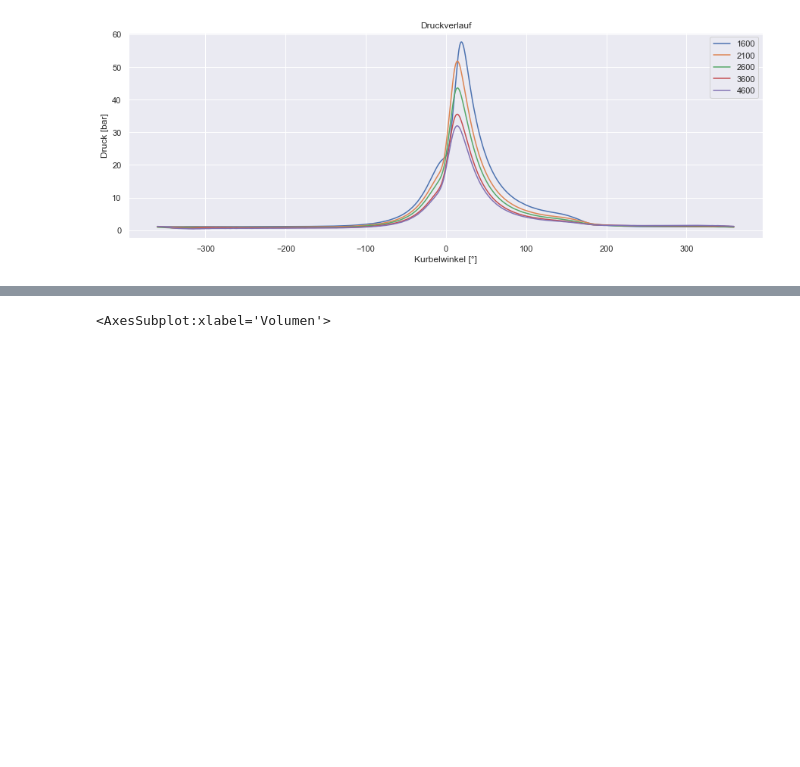
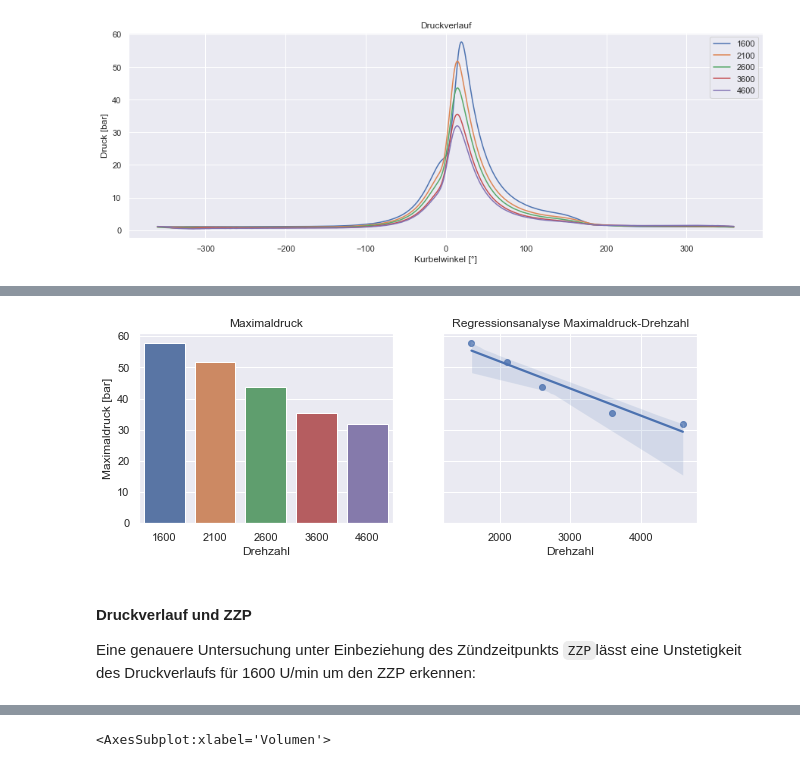
Before and after one commit to marcussteinbacher/kfzlu, a Jupyter notebook: Protokoll.ipynb, the cells around one changed output, grey strips where cells are left out. Saved outputs shown, nothing was run; the diff lists cells and outputs as text; code cells hidden in the pictures; blank space fills up the shorter version.

```diff
--- a/Protokoll.ipynb
+++ b/Protokoll.ipynb
@@ -82,3 +130,25 @@ plt.show()
+# %%
+#bar  plot max druck
+# verlauf max-druck über drehzahl (trendkurve)
+
+df_max = df.groupby(by="Drehzahl",as_index=False).max()
+
+fig, axs = plt.subplots(nrows=1,ncols=2,figsize=(10,3.5),sharey=True)
+
+sns.barplot(data=df_max,x="Drehzahl",y="P_ZYLm",ax=axs[0])
+axs[0].set_ylabel("Maximaldruck [bar]")
+axs[0].set_title("Maximaldruck")
+sns.regplot(data=df_max,x="Drehzahl",y="P_ZYLm",ax=axs[1],order=1)
+axs[1].set_xlim(left=1200,right=4800)
+axs[1].set_title("Regressionsanalyse Maximaldruck-Drehzahl")
+axs[1].set_ylabel("")
+
+plt.show()
+# %% [output]
+[figure, added]
+# %% [markdown]
+#### Druckverlauf und ZZP
+Eine genauere Untersuchung unter Einbeziehung des Zündzeitpunkts `ZZP`lässt eine Unstetigkeit des Druckverlaufs für 1600 U/min um den ZZP erkennen:
 # %%
 #Druck verlauf über Winkel mit ZZP
 def ZZP(rpm,log=False,ax=None,over="volume"):
```
Also changed, not shown: parts of 23 cells of this notebook, 1 other file.
